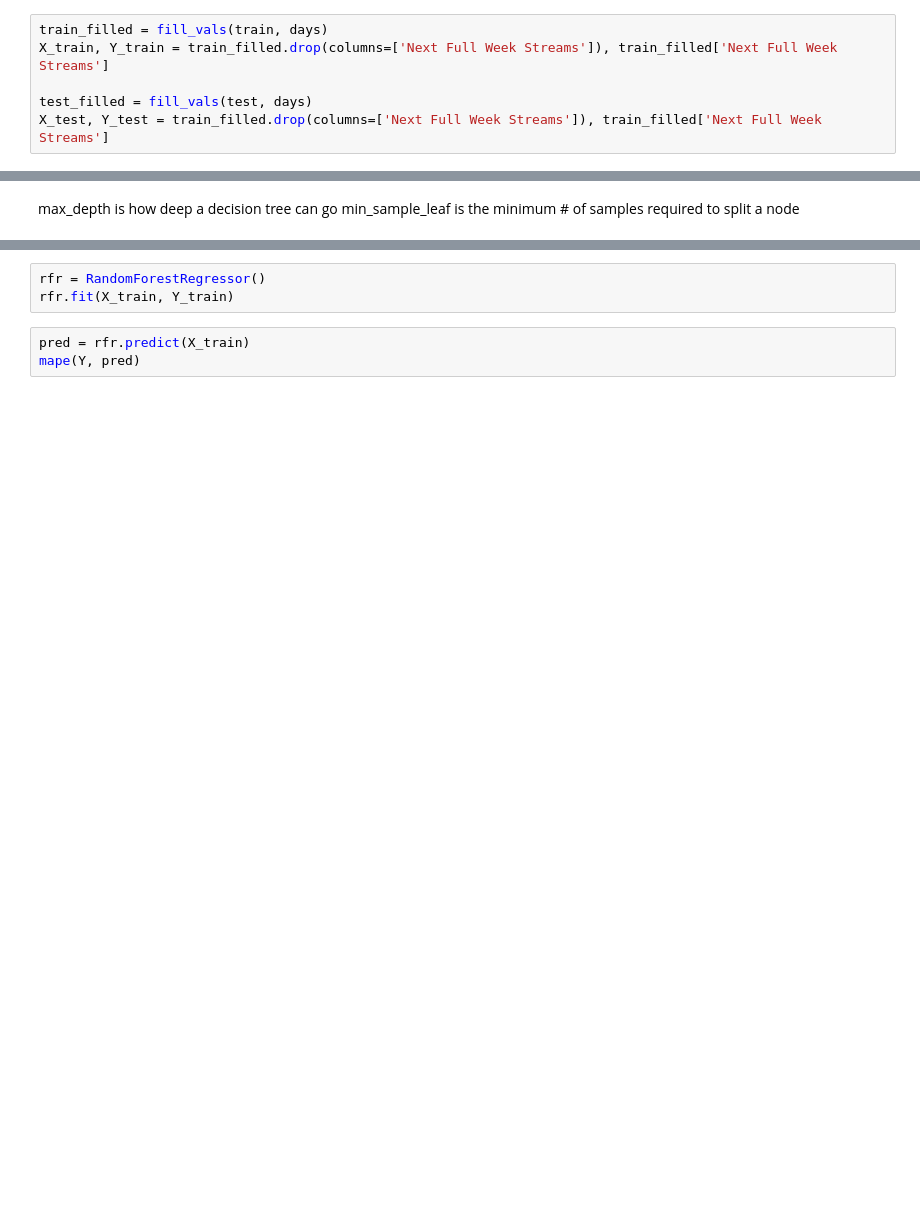
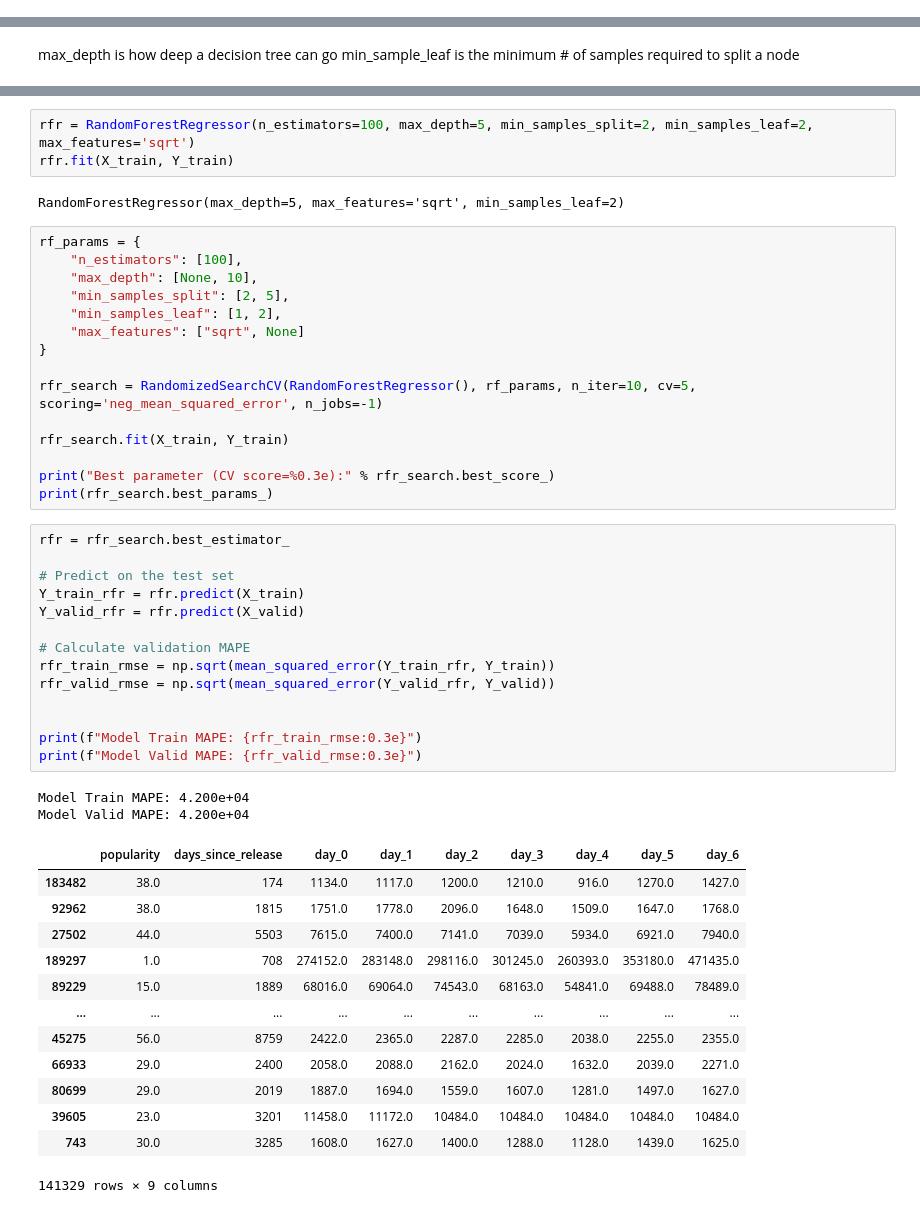
Before and after one commit to willcoomans5/stream_predictions, a Jupyter notebook: stream_predictions.ipynb, the cells around one changed output, grey strips where cells are left out. Cells and saved outputs as stored; diff of their text form; blank space fills up the shorter version.

```diff
--- a/stream_predictions.ipynb
+++ b/stream_predictions.ipynb
@@ -461,9 +475,3 @@ Our previous model looks pretty good! Let's see if we can do better using the ra
-# %%
-train_filled = fill_vals(train, days)
-X_train, Y_train = train_filled.drop(columns=['Next Full Week Streams']), train_filled['Next Full Week Streams']
-
-test_filled = fill_vals(test, days)
-X_test, Y_test = train_filled.drop(columns=['Next Full Week Streams']), train_filled['Next Full Week Streams']
 # %%
 # Define a pipeline to search for the best combination of PCA truncation
 # and classifier regularization.
@@ -520,6 +545,50 @@ min_sample_leaf is the minimum # of samples required to split a node
 # %%
-rfr = RandomForestRegressor()
+rfr = RandomForestRegressor(n_estimators=100, max_depth=5, min_samples_split=2, min_samples_leaf=2, max_features='sqrt')
 rfr.fit(X_train, Y_train)
+# %% [output]
+RandomForestRegressor(max_depth=5, max_features='sqrt', min_samples_leaf=2)
 # %%
-pred = rfr.predict(X_train)
-mape(Y, pred)
+rf_params = {
+    "n_estimators": [100],
+    "max_depth": [None, 10],
+    "min_samples_split": [2, 5],
+    "min_samples_leaf": [1, 2],
+    "max_features": ["sqrt", None]
+}
+
+rfr_search = RandomizedSearchCV(RandomForestRegressor(), rf_params, n_iter=10, cv=5, scoring='neg_mean_squared_error', n_jobs=-1)
+
+rfr_search.fit(X_train, Y_train)
+
+print("Best parameter (CV score=%0.3e):" % rfr_search.best_score_)
+print(rfr_search.best_params_)
+# %%
+rfr = rfr_search.best_estimator_
+
+# Predict on the test set
+Y_train_rfr = rfr.predict(X_train)
+Y_valid_rfr = rfr.predict(X_valid)
+
+# Calculate validation MAPE
+rfr_train_rmse = np.sqrt(mean_squared_error(Y_train_rfr, Y_train))
+rfr_valid_rmse = np.sqrt(mean_squared_error(Y_valid_rfr, Y_valid))
+
+
+print(f"Model Train MAPE: {rfr_train_rmse:0.3e}")
+print(f"Model Valid MAPE: {rfr_valid_rmse:0.3e}")
+# %% [output]
+Model Train MAPE: 4.200e+04
+Model Valid MAPE: 4.200e+04
+|  | popularity | days_since_release | day_0 | day_1 | day_2 | day_3 | day_4 | day_5 | day_6 |
+| 183482 | 38.0 | 174 | 1134.0 | 1117.0 | 1200.0 | 1210.0 | 916.0 | 1270.0 | 1427.0 |
+| 92962 | 38.0 | 1815 | 1751.0 | 1778.0 | 2096.0 | 1648.0 | 1509.0 | 1647.0 | 1768.0 |
+| 27502 | 44.0 | 5503 | 7615.0 | 7400.0 | 7141.0 | 7039.0 | 5934.0 | 6921.0 | 7940.0 |
+| 189297 | 1.0 | 708 | 274152.0 | 283148.0 | 298116.0 | 301245.0 | 260393.0 | 353180.0 | 471435.0 |
+| 89229 | 15.0 | 1889 | 68016.0 | 69064.0 | 74543.0 | 68163.0 | 54841.0 | 69488.0 | 78489.0 |
+| ... | ... | ... | ... | ... | ... | ... | ... | ... | ... |
+| 45275 | 56.0 | 8759 | 2422.0 | 2365.0 | 2287.0 | 2285.0 | 2038.0 | 2255.0 | 2355.0 |
+| 66933 | 29.0 | 2400 | 2058.0 | 2088.0 | 2162.0 | 2024.0 | 1632.0 | 2039.0 | 2271.0 |
+| 80699 | 29.0 | 2019 | 1887.0 | 1694.0 | 1559.0 | 1607.0 | 1281.0 | 1497.0 | 1627.0 |
+| 39605 | 23.0 | 3201 | 11458.0 | 11172.0 | 10484.0 | 10484.0 | 10484.0 | 10484.0 | 10484.0 |
+| 743 | 30.0 | 3285 | 1608.0 | 1627.0 | 1400.0 | 1288.0 | 1128.0 | 1439.0 | 1625.0 |
+141329 rows × 9 columns
```
Also changed, not shown: parts of 10 cells of this notebook, 1 other file.
